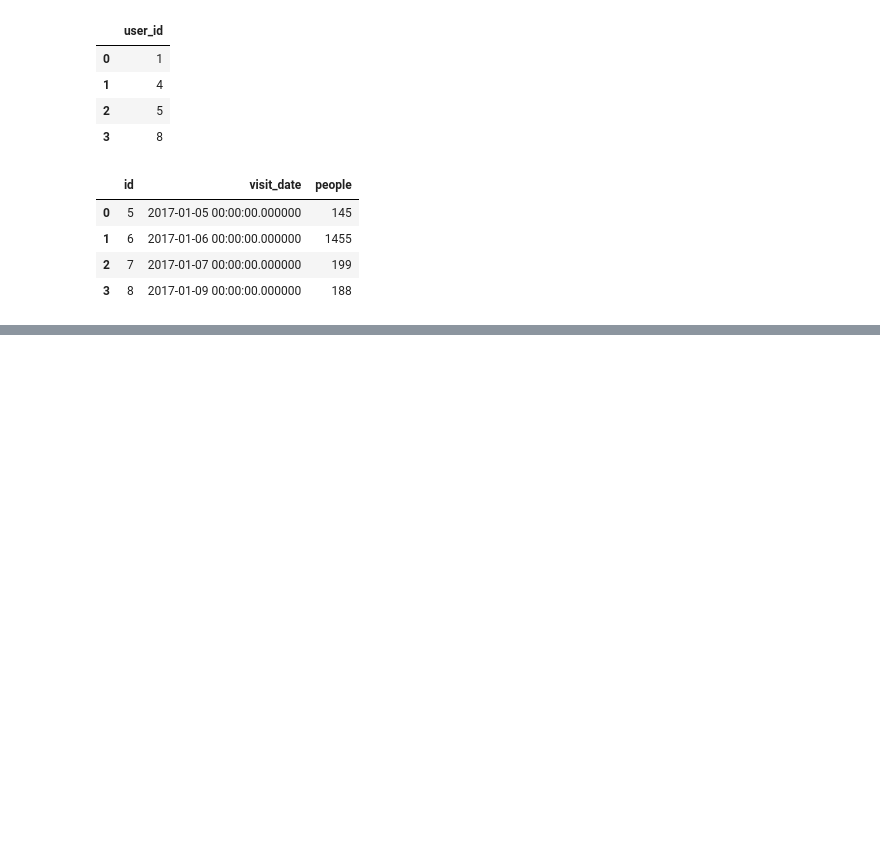
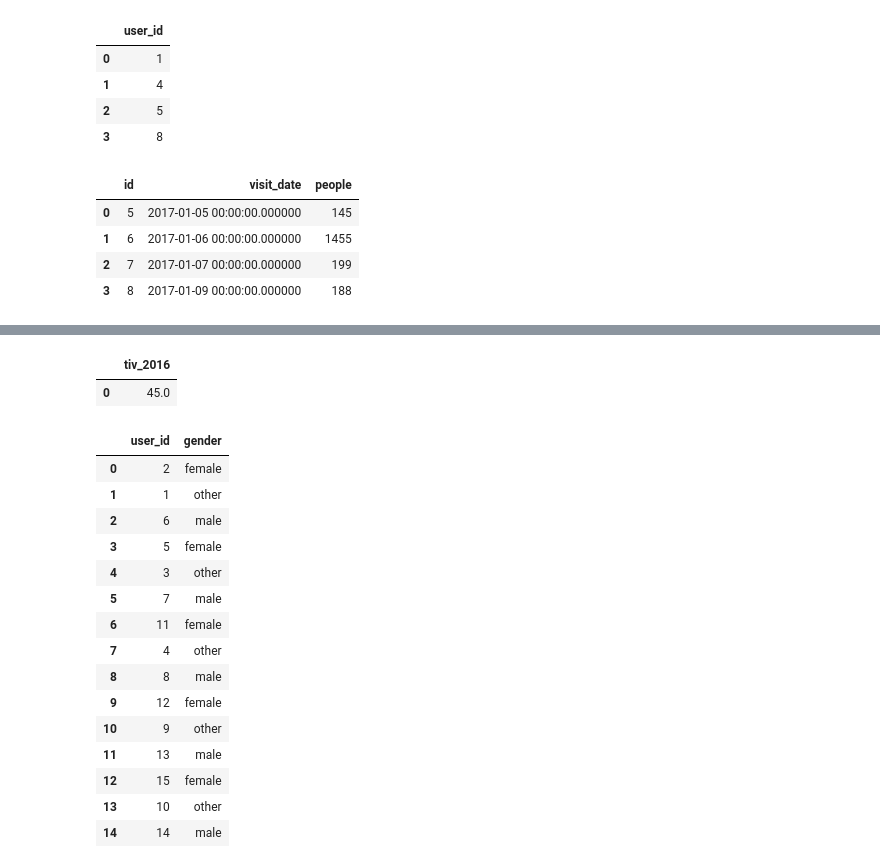
Before and after one commit to baxt1or/leetcode_database_problems, a Jupyter notebook: leetcode_sql_premium.ipynb, the cells around one changed output, grey strips where cells are left out. Drawn from its saved outputs; the diff is of its cells as text; code cells hidden in the pictures; blank space fills up the shorter version.

```diff
--- a/leetcode_sql_premium.ipynb
+++ b/leetcode_sql_premium.ipynb
@@ -7002,0 +7150,75 @@ make_select(query)
+# %%
+data = [[1, 10, 5, 10, 10], [2, 20, 20, 20, 20], [3, 10, 30, 20, 20], [4, 10, 40, 40, 40]]
+insurance = pd.DataFrame(data, columns=['pid', 'tiv_2015', 'tiv_2016', 'lat', 'lon']).astype({'pid':'Int64', 'tiv_2015':'Float64', 'tiv_2016':'Float64', 'lat':'Float64', 'lon':'Float64'})
+
+
+query = """
+
+WITH cte AS (
+SELECT pid, tiv_2015, tiv_2016, CONCAT(lat, ' ', lon) AS pair
+FROM insurance)
+
+SELECT
+ROUND(SUM(tiv_2016), 2) AS tiv_2016
+FROM cte
+WHERE tiv_2015 IN (SELECT tiv_2015 FROM cte GROUP BY 1 HAVING COUNT(*) >= 1)
+AND
+pair NOT IN (SELECT pair FROM cte GROUP BY 1 HAVING COUNT(*) > 1)
+
+
+
+"""
+
+make_select(query)
+# %% [output]
+|  | tiv_2016 |
+| 0 | 45.0 |
+# %%
+data = {
+    'user_id': [1, 9, 3, 7, 12, 5, 14, 6, 8, 10, 13, 15, 2, 4, 11],
+    'gender': ['other', 'other', 'other', 'male', 'female', 'female', 'male',
+               'male', 'male', 'other', 'male', 'female', 'female', 'other', 'female']
+}
+
+# Create DataFrame
+genders = pd.DataFrame(data)
+
+query = """
+
+WITH cte AS (SELECT
+*,
+CASE WHEN gender = 'female' THEN 1
+WHEN gender = 'other' THEN 2
+ELSE 3
+END AS tt,
+ROW_NUMBER() OVER(PARTITION BY gender ORDER BY user_id) AS rn
+FROM genders)
+
+
+SELECT
+user_id, gender
+FROM cte
+ORDER BY rn, tt
+
+
+
+"""
+
+make_select(query)
+# %% [output]
+|  | user_id | gender |
+| 0 | 2 | female |
+| 1 | 1 | other |
+| 2 | 6 | male |
+| 3 | 5 | female |
+| 4 | 3 | other |
+| 5 | 7 | male |
+| 6 | 11 | female |
+| 7 | 4 | other |
+| 8 | 8 | male |
+| 9 | 12 | female |
+| 10 | 9 | other |
+| 11 | 13 | male |
+| 12 | 15 | female |
+| 13 | 10 | other |
+| 14 | 14 | male |
```
Also changed, not shown: parts of 22 cells of this notebook.
